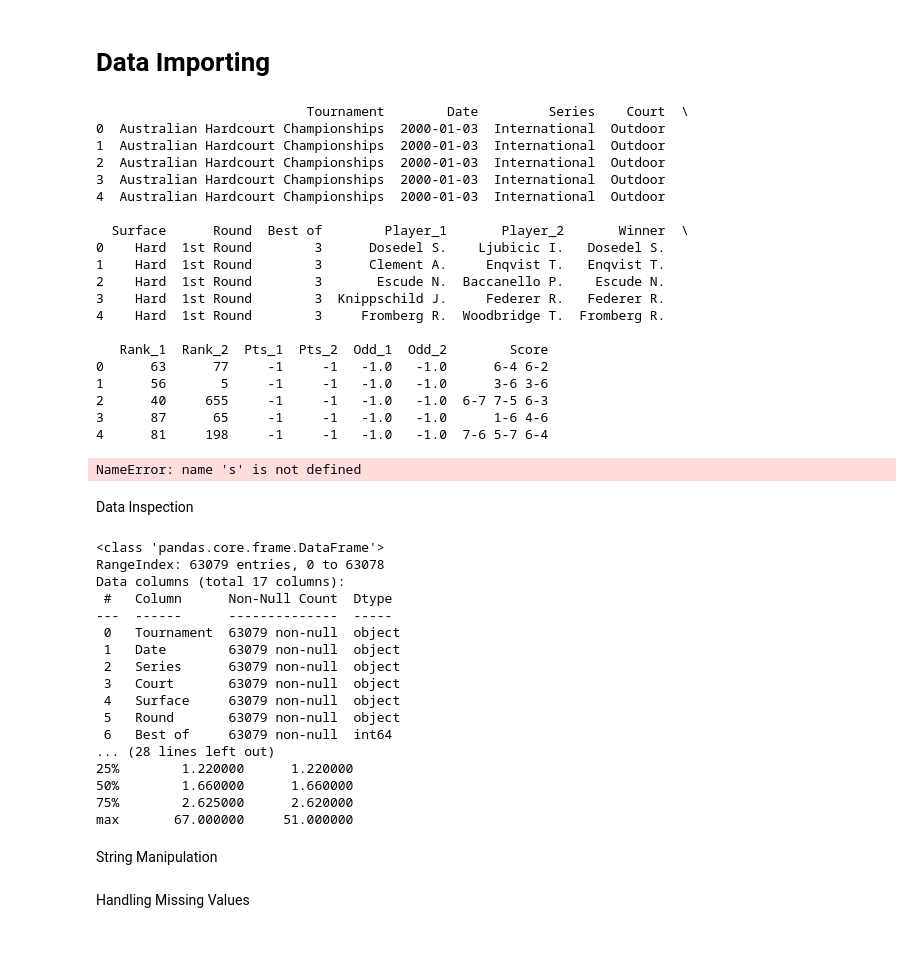
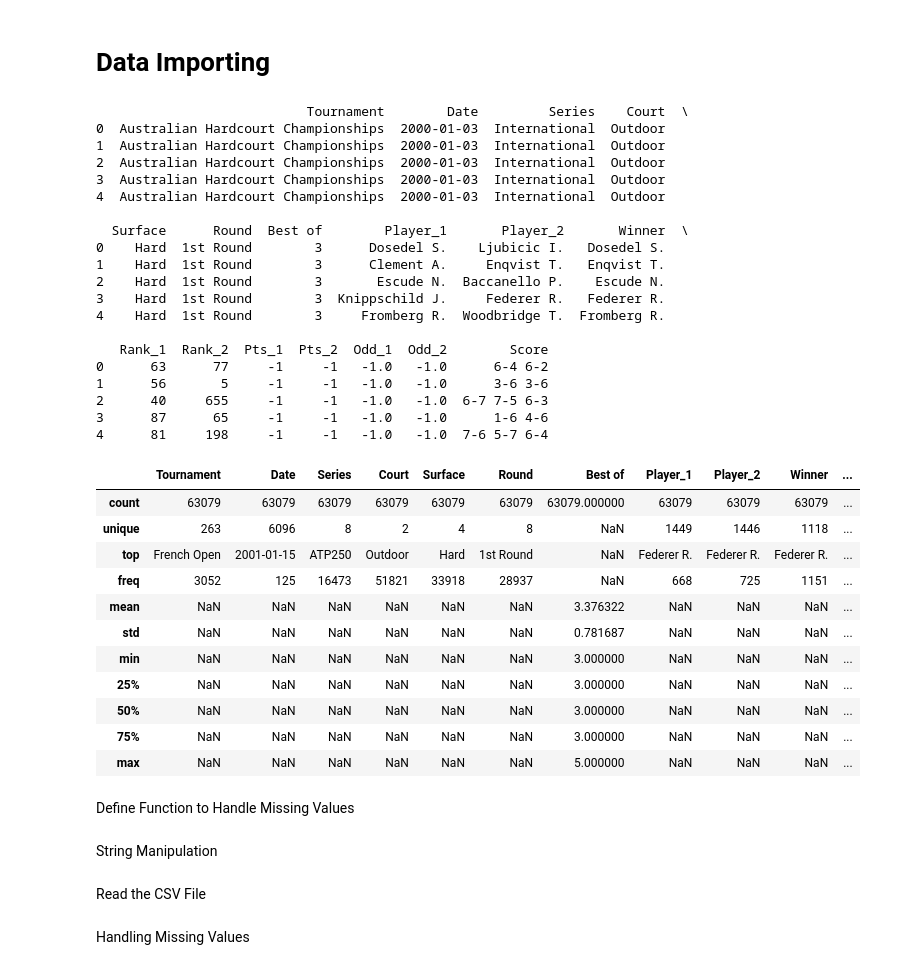
Before and after one commit to jg2012/Capstone_Project, a Jupyter notebook: ATP_notebook.ipynb, the cells around one changed output. Drawn from its saved outputs; the diff is of its cells as text; code cells hidden in the pictures; blank space fills up the shorter version.

```diff
--- a/ATP_notebook.ipynb
+++ b/ATP_notebook.ipynb
@@ -121,7 +22,6 @@ import pandas as pd
 
 df = pd.read_csv('data/atp_tennis.csv')
 print(df.head())
-s
 # %% [output]
                            Tournament        Date         Series    Court  \
 0  Australian Hardcourt Championships  2000-01-03  International  Outdoor
@@ -143,27 +43,21 @@ s
 2      40     655     -1     -1   -1.0   -1.0  6-7 7-5 6-3
 3      87      65     -1     -1   -1.0   -1.0      1-6 4-6
 4      81     198     -1     -1   -1.0   -1.0  7-6 5-7 6-4
-NameError: name 's' is not defined
-# %% [markdown]
-Data Inspection
-# %%
-print(df.info())
-print(df.describe())
-# %% [output]
-<class 'pandas.core.frame.DataFrame'>
-RangeIndex: 63079 entries, 0 to 63078
-Data columns (total 17 columns):
- #   Column      Non-Null Count  Dtype
----  ------      --------------  -----
- 0   Tournament  63079 non-null  object
- 1   Date        63079 non-null  object
- 2   Series      63079 non-null  object
- 3   Court       63079 non-null  object
- 4   Surface     63079 non-null  object
- 5   Round       63079 non-null  object
- 6   Best of     63079 non-null  int64
-... (28 lines left out)
-25%        1.220000      1.220000
-50%        1.660000      1.660000
-75%        2.625000      2.620000
-max       67.000000     51.000000
+# %%
+# Display summary statistics of the dataset
+df.describe(include='all')
+# %% [output]
+|  | Tournament | Date | Series | Court | Surface | Round | Best of | Player_1 | Player_2 | Winner | ... |
+| count | 63079 | 63079 | 63079 | 63079 | 63079 | 63079 | 63079.000000 | 63079 | 63079 | 63079 | ... |
+| unique | 263 | 6096 | 8 | 2 | 4 | 8 | NaN | 1449 | 1446 | 1118 | ... |
+| top | French Open | 2001-01-15 | ATP250 | Outdoor | Hard | 1st Round | NaN | Federer R. | Federer R. | Federer R. | ... |
+| freq | 3052 | 125 | 16473 | 51821 | 33918 | 28937 | NaN | 668 | 725 | 1151 | ... |
+| mean | NaN | NaN | NaN | NaN | NaN | NaN | 3.376322 | NaN | NaN | NaN | ... |
+| std | NaN | NaN | NaN | NaN | NaN | NaN | 0.781687 | NaN | NaN | NaN | ... |
+| min | NaN | NaN | NaN | NaN | NaN | NaN | 3.000000 | NaN | NaN | NaN | ... |
+| 25% | NaN | NaN | NaN | NaN | NaN | NaN | 3.000000 | NaN | NaN | NaN | ... |
+| 50% | NaN | NaN | NaN | NaN | NaN | NaN | 3.000000 | NaN | NaN | NaN | ... |
+| 75% | NaN | NaN | NaN | NaN | NaN | NaN | 3.000000 | NaN | NaN | NaN | ... |
+| max | NaN | NaN | NaN | NaN | NaN | NaN | 5.000000 | NaN | NaN | NaN | ... |
+# %% [markdown]
+Define Function to Handle Missing Values
@@ -183,0 +82,2 @@ df = split_player_name(df, 'Player_2')
+# %% [markdown]
+Read the CSV File
```
Also changed, not shown: parts of 38 cells of this notebook, 2 other files.
